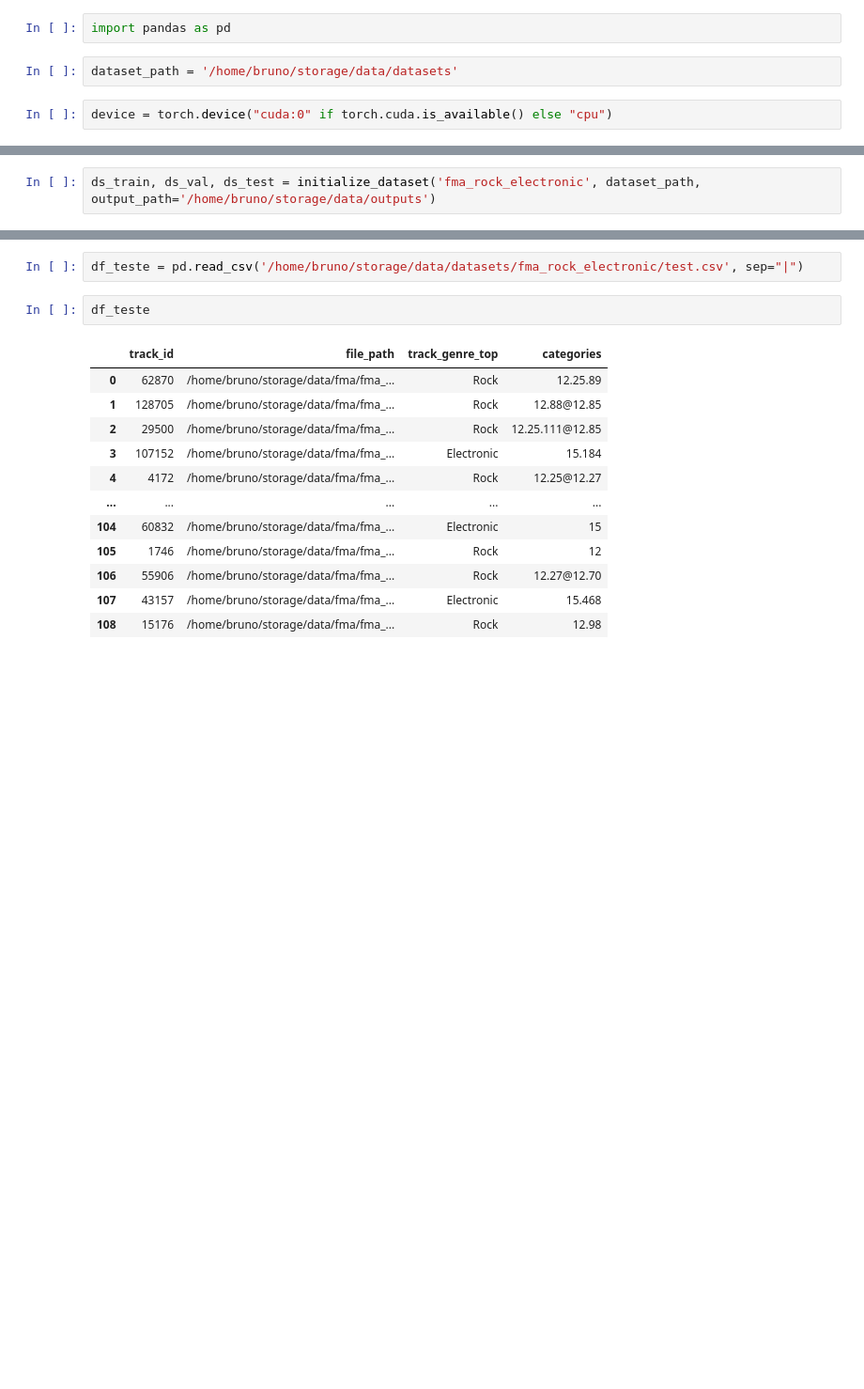
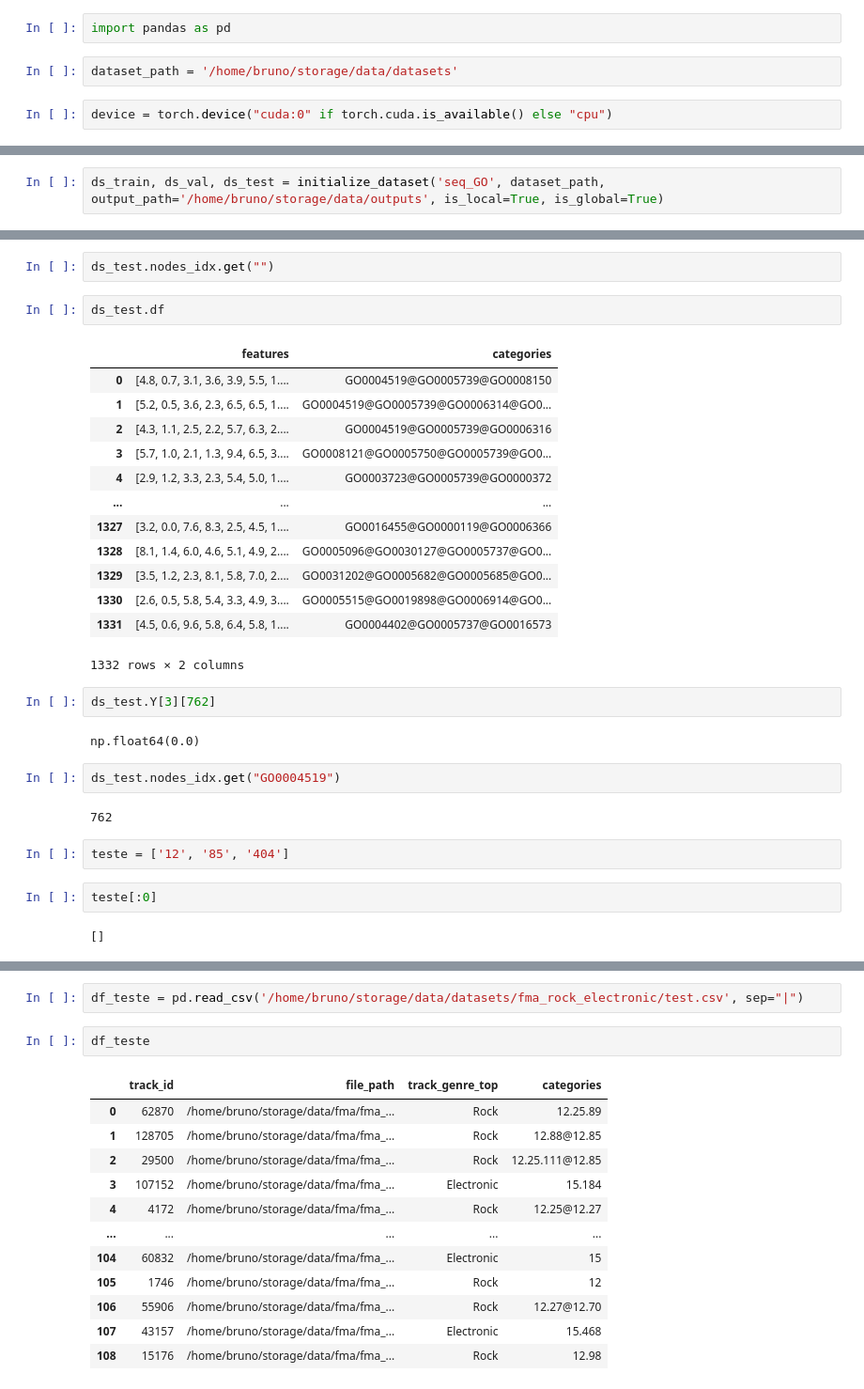
Before and after one commit to Sette/hmc_torch, a Jupyter notebook: Dataset-GOFUN.ipynb, the cells around one changed output, grey strips where cells are left out. Shown at 94% size. Cells and saved outputs as stored; diff of their text form; blank space fills up the shorter version.

Commit message:
:construction: Add local and global train options in HMCDataset

```diff
--- a/Dataset-GOFUN.ipynb
+++ b/Dataset-GOFUN.ipynb
@@ -18,3 +24,3 @@ device = torch.device("cuda:0" if torch.cuda.is_available() else "cpu")
 # %%
-ds_train, ds_val, ds_test = initialize_dataset('fma_rock_electronic', dataset_path, output_path='/home/bruno/storage/data/outputs')
+ds_train, ds_val, ds_test = initialize_dataset('seq_GO', dataset_path, output_path='/home/bruno/storage/data/outputs', is_local=True, is_global=True)
 # %% [output]
@@ -37,0 +30,32 @@ ds_train, ds_val, ds_test = initialize_dataset('fma_rock_electronic', dataset_pa
+# %%
+ds_test.nodes_idx.get("")
+# %%
+ds_test.df
+# %% [output]
+|  | features | categories |
+| 0 | [4.8, 0.7, 3.1, 3.6, 3.9, 5.5, 1.... | GO0004519@GO0005739@GO0008150 |
+| 1 | [5.2, 0.5, 3.6, 2.3, 6.5, 6.5, 1.... | GO0004519@GO0005739@GO0006314@GO0... |
+| 2 | [4.3, 1.1, 2.5, 2.2, 5.7, 6.3, 2.... | GO0004519@GO0005739@GO0006316 |
+| 3 | [5.7, 1.0, 2.1, 1.3, 9.4, 6.5, 3.... | GO0008121@GO0005750@GO0005739@GO0... |
+| 4 | [2.9, 1.2, 3.3, 2.3, 5.4, 5.0, 1.... | GO0003723@GO0005739@GO0000372 |
+| ... | ... | ... |
+| 1327 | [3.2, 0.0, 7.6, 8.3, 2.5, 4.5, 1.... | GO0016455@GO0000119@GO0006366 |
+| 1328 | [8.1, 1.4, 6.0, 4.6, 5.1, 4.9, 2.... | GO0005096@GO0030127@GO0005737@GO0... |
+| 1329 | [3.5, 1.2, 2.3, 8.1, 5.8, 7.0, 2.... | GO0031202@GO0005682@GO0005685@GO0... |
+| 1330 | [2.6, 0.5, 5.8, 5.4, 3.3, 4.9, 3.... | GO0005515@GO0019898@GO0006914@GO0... |
+| 1331 | [4.5, 0.6, 9.6, 5.8, 6.4, 5.8, 1.... | GO0004402@GO0005737@GO0016573 |
+1332 rows × 2 columns
+# %%
+ds_test.Y[3][762]
+# %% [output]
+np.float64(0.0)
+# %%
+ds_test.nodes_idx.get("GO0004519")
+# %% [output]
+762
+# %%
+teste = ['12', '85', '404']
+# %%
+teste[:0]
+# %% [output]
+[]
```
Also changed, not shown: parts of 16 cells of this notebook, 2 other files.
